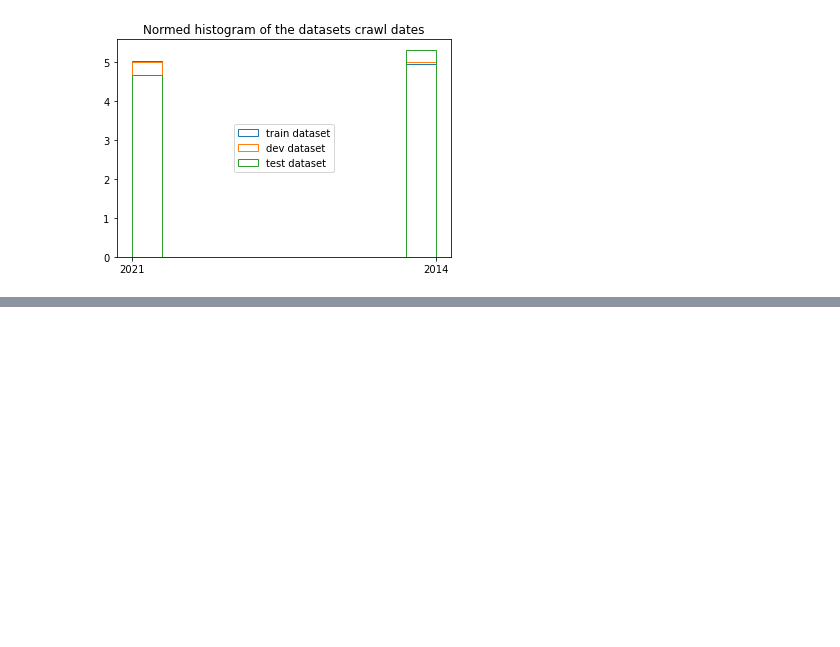
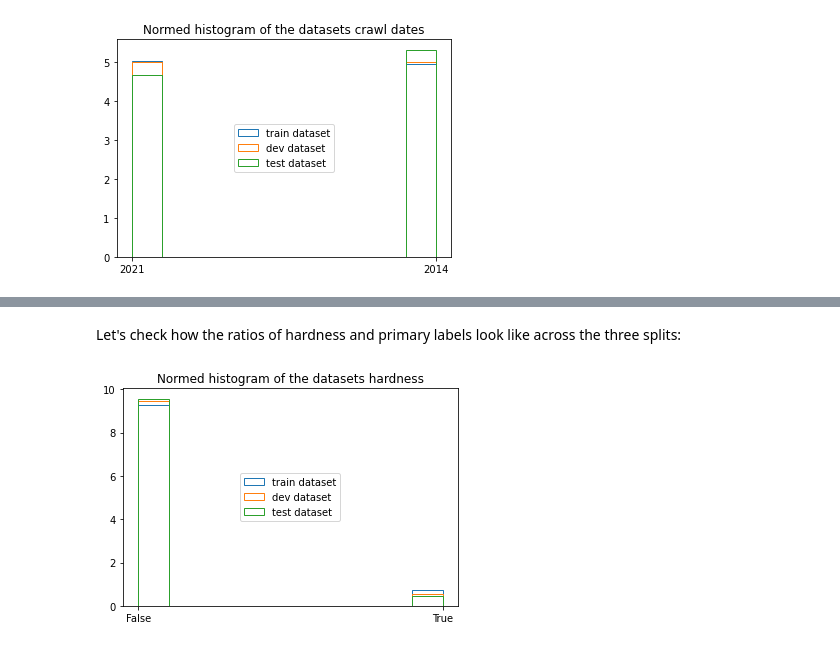
Before and after one commit to TajaKuzman/Transformers-GINCO-Experiments, a Jupyter notebook: 1_data_preparation.ipynb, the cells around one changed output, grey strips where cells are left out. Saved outputs shown, nothing was run; the diff lists cells and outputs as text; code cells hidden in the pictures; blank space fills up the shorter version.

```diff
--- a/1_data_preparation.ipynb
+++ b/1_data_preparation.ipynb
@@ -363,3 +363,16 @@ interim_dir = "/home/peterr/macocu/task5_webgenres/data/interim"
 train.to_csv(os.path.join(interim_dir, "train.csv"), index=False)
 test.to_csv(os.path.join(interim_dir, "test.csv"), index=False)
 dev.to_csv(os.path.join(interim_dir, "dev.csv"), index=False)
+# %% [markdown]
+Let's check how the ratios of hardness and primary labels look like across the three splits:
+# %%
+density = True
+
+plt.hist(train.hard.apply(lambda b: str(b)), label="train dataset", density=density, histtype="step")
+plt.hist(dev.hard.apply(lambda b: str(b)), label="dev dataset", density=density, histtype="step")
+plt.hist(test.hard.apply(lambda b: str(b)), label="test dataset", density=density, histtype="step")
+plt.legend(loc="center")
+plt.title("Normed histogram of the datasets hardness")
+plt.show()
+# %% [output]
+[figure, added]
```
Also changed, not shown: parts of 1 cell of this notebook.
